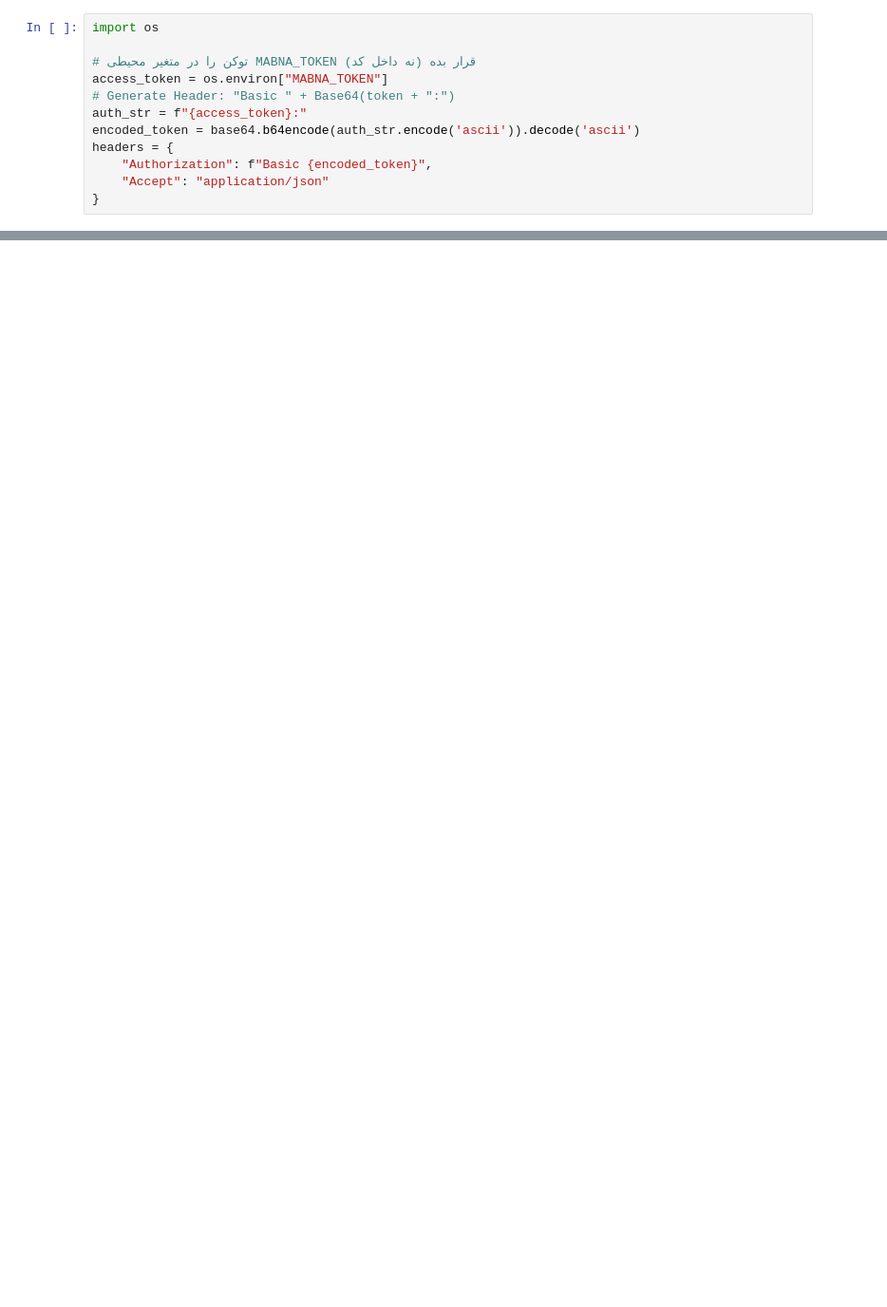
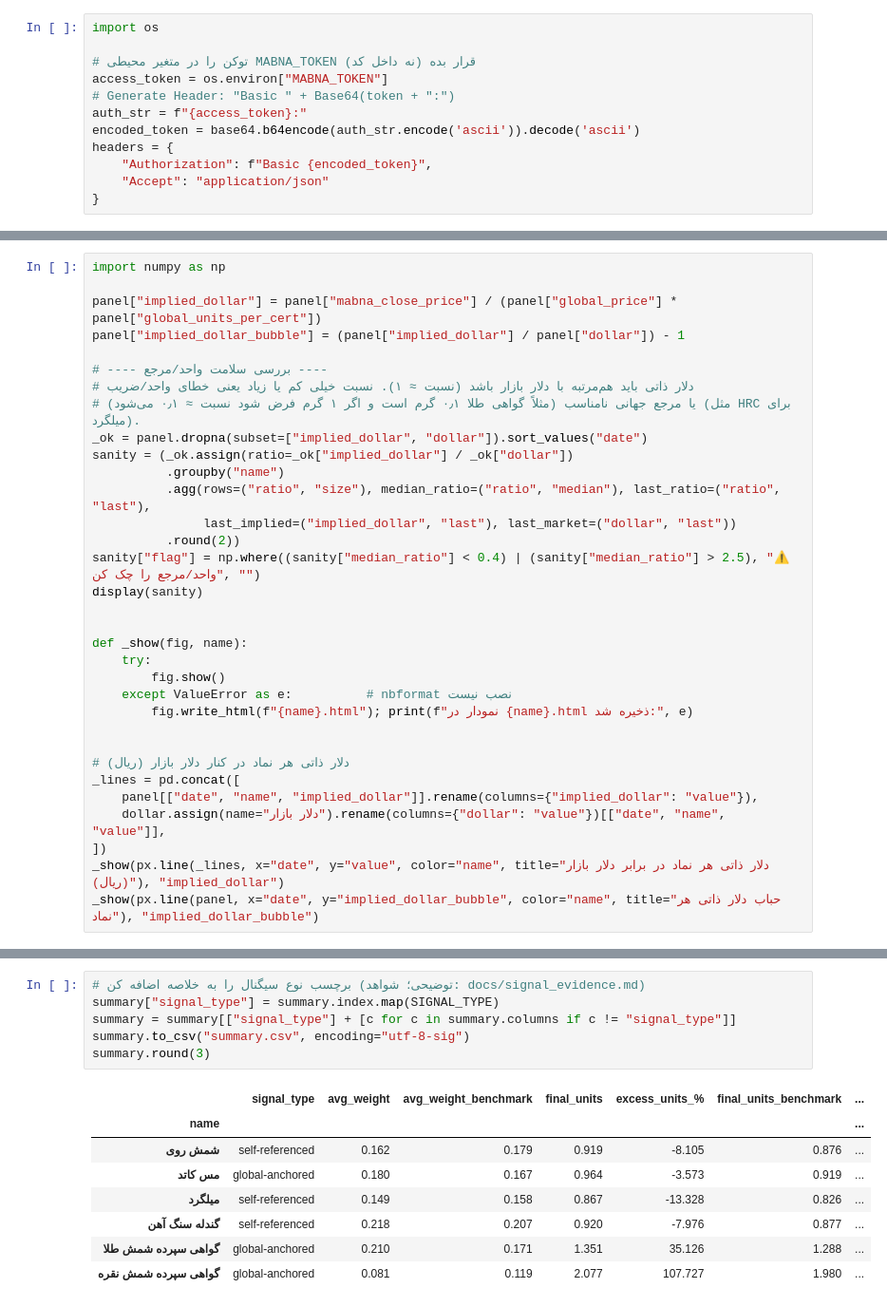
Before and after one commit to HoseinAhmadi97/kala-portfolio, a Jupyter notebook: main.ipynb, the cells around one changed output, grey strips where cells are left out. Shown at 95% size. Drawn from its saved outputs; the diff is of its cells as text; blank space fills up the shorter version.

```diff
--- a/main.ipynb
+++ b/main.ipynb
@@ -132,0 +735,33 @@ retrative_read_data(url = "https://v1.db.api.mabnadp.com/exchange/intradaytrades
+# %%
+import numpy as np
+
+panel["implied_dollar"] = panel["mabna_close_price"] / (panel["global_price"] * panel["global_units_per_cert"])
+panel["implied_dollar_bubble"] = (panel["implied_dollar"] / panel["dollar"]) - 1
+
+# ---- بررسی سلامت واحد/مرجع ----
+# دلار ذاتی باید هم‌مرتبه با دلار بازار باشد (نسبت ≈ ۱). نسبت خیلی کم یا زیاد یعنی خطای واحد/ضریب
+# (مثلاً گواهی طلا ۰٫۱ گرم است و اگر ۱ گرم فرض شود نسبت ≈ ۰٫۱ می‌شود) یا مرجع جهانی نامناسب (مثل HRC برای میلگرد).
+_ok = panel.dropna(subset=["implied_dollar", "dollar"]).sort_values("date")
+sanity = (_ok.assign(ratio=_ok["implied_dollar"] / _ok["dollar"])
+          .groupby("name")
+          .agg(rows=("ratio", "size"), median_ratio=("ratio", "median"), last_ratio=("ratio", "last"),
+               last_implied=("implied_dollar", "last"), last_market=("dollar", "last"))
+          .round(2))
+sanity["flag"] = np.where((sanity["median_ratio"] < 0.4) | (sanity["median_ratio"] > 2.5), "⚠ واحد/مرجع را چک کن", "")
+display(sanity)
+
+
+def _show(fig, name):
+    try:
+        fig.show()
+    except ValueError as e:          # nbformat نصب نیست
+        fig.write_html(f"{name}.html"); print(f"نمودار در {name}.html ذخیره شد:", e)
+
+
+# دلار ذاتی هر نماد در کنار دلار بازار (ریال)
+_lines = pd.concat([
+    panel[["date", "name", "implied_dollar"]].rename(columns={"implied_dollar": "value"}),
+    dollar.assign(name="دلار بازار").rename(columns={"dollar": "value"})[["date", "name", "value"]],
+])
+_show(px.line(_lines, x="date", y="value", color="name", title="دلار ذاتی هر نماد در برابر دلار بازار (ریال)"), "implied_dollar")
+_show(px.line(panel, x="date", y="implied_dollar_bubble", color="name", title="حباب دلار ذاتی هر نماد"), "implied_dollar_bubble")
@@ -132,0 +1050,15 @@ retrative_read_data(url = "https://v1.db.api.mabnadp.com/exchange/intradaytrades
+# %%
+# برچسب نوع سیگنال را به خلاصه اضافه کن (توضیحی؛ شواهد: docs/signal_evidence.md)
+summary["signal_type"] = summary.index.map(SIGNAL_TYPE)
+summary = summary[["signal_type"] + [c for c in summary.columns if c != "signal_type"]]
+summary.to_csv("summary.csv", encoding="utf-8-sig")
+summary.round(3)
+# %% [output]
+|  | signal_type | avg_weight | avg_weight_benchmark | final_units | excess_units_% | final_units_benchmark | ... |
+| name |  |  |  |  |  |  | ... |
+| شمش روی | self-referenced | 0.162 | 0.179 | 0.919 | -8.105 | 0.876 | ... |
+| مس کاتد | global-anchored | 0.180 | 0.167 | 0.964 | -3.573 | 0.919 | ... |
+| میلگرد | self-referenced | 0.149 | 0.158 | 0.867 | -13.328 | 0.826 | ... |
+| گندله سنگ آهن | self-referenced | 0.218 | 0.207 | 0.920 | -7.976 | 0.877 | ... |
+| گواهی سپرده شمش طلا | global-anchored | 0.210 | 0.171 | 1.351 | 35.126 | 1.288 | ... |
+| گواهی سپرده شمش نقره | global-anchored | 0.081 | 0.119 | 2.077 | 107.727 | 1.980 | ... |
```
Also changed, not shown: parts of 18 cells of this notebook.
